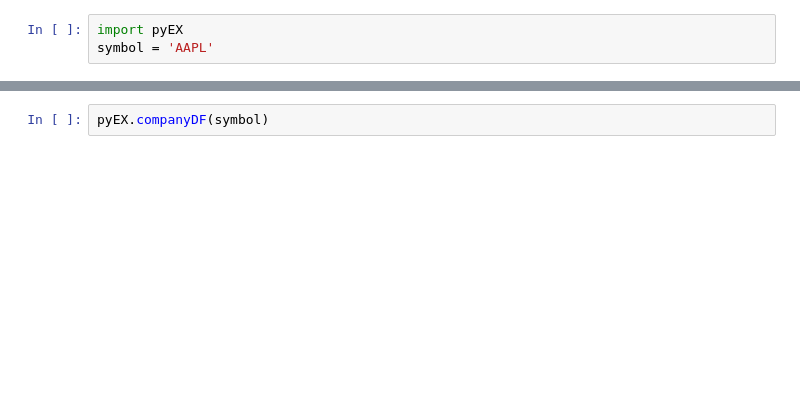
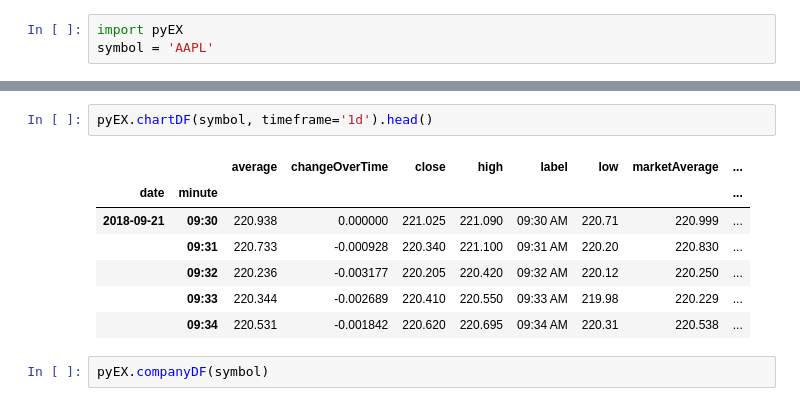
Before and after one commit to tkp-archive/pyEX, a Jupyter notebook: all.ipynb, the cells around one changed output, grey strips where cells are left out. Cells and saved outputs as stored; diff of their text form; blank space fills up the shorter version.

```diff
--- a/all.ipynb
+++ b/all.ipynb
@@ -35,3 +20,13 @@ pyEX.chartDF(symbol, timeframe='1m').head()
+# %%
+pyEX.chartDF(symbol, timeframe='1d').head()
+# %% [output]
+|  |  | average | changeOverTime | close | high | label | low | marketAverage | ... |
+| date | minute |  |  |  |  |  |  |  | ... |
+| 2018-09-21 | 09:30 | 220.938 | 0.000000 | 221.025 | 221.090 | 09:30 AM | 220.71 | 220.999 | ... |
+|  | 09:31 | 220.733 | -0.000928 | 220.340 | 221.100 | 09:31 AM | 220.20 | 220.830 | ... |
+|  | 09:32 | 220.236 | -0.003177 | 220.205 | 220.420 | 09:32 AM | 220.12 | 220.250 | ... |
+|  | 09:33 | 220.344 | -0.002689 | 220.410 | 220.550 | 09:33 AM | 219.98 | 220.229 | ... |
+|  | 09:34 | 220.531 | -0.001842 | 220.620 | 220.695 | 09:34 AM | 220.31 | 220.538 | ... |
 # %%
 pyEX.companyDF(symbol)
 # %% [output]
```
Also changed, not shown: parts of 40 cells of this notebook, 1 other file.
